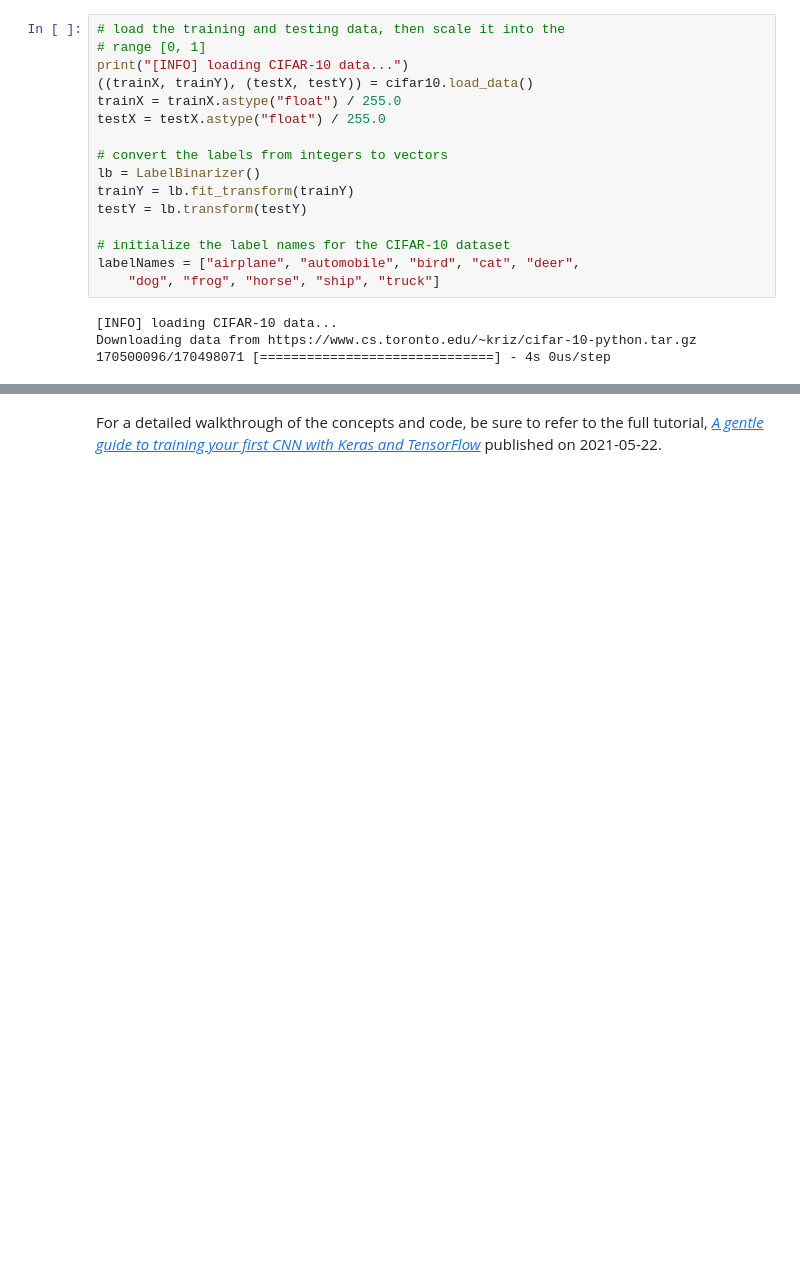
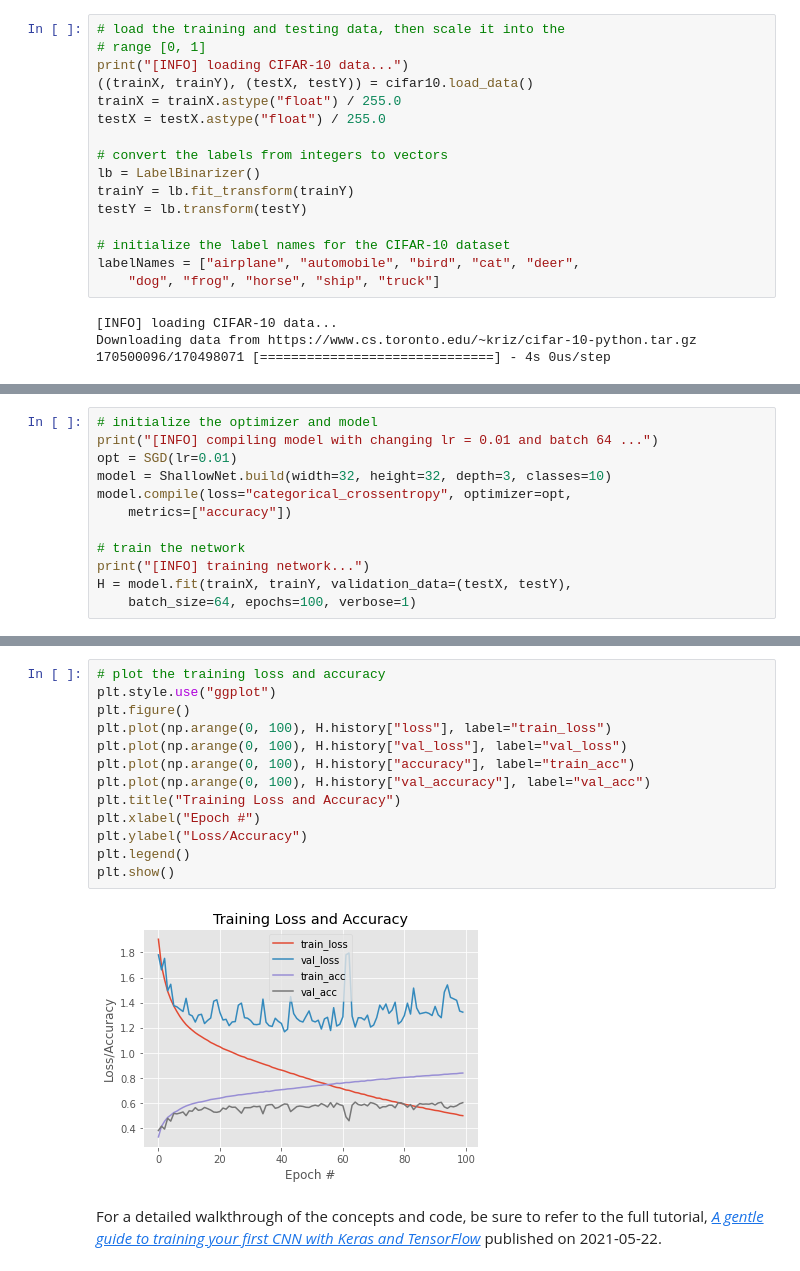
Before and after one commit to girijeshcse/computervisionTFKeras, a Jupyter notebook: first_cnn.ipynb, the cells around one changed output, grey strips where cells are left out. Saved outputs shown, nothing was run; the diff lists cells and outputs as text; blank space fills up the shorter version.

```diff
--- a/first_cnn.ipynb
+++ b/first_cnn.ipynb
@@ -266,0 +390,12 @@ plt.show()
+# %%
+# initialize the optimizer and model
+print("[INFO] compiling model with changing lr = 0.01 and batch 64 ...")
+opt = SGD(lr=0.01)
+model = ShallowNet.build(width=32, height=32, depth=3, classes=10)
+model.compile(loss="categorical_crossentropy", optimizer=opt,
+	metrics=["accuracy"])
+
+# train the network
+print("[INFO] training network...")
+H = model.fit(trainX, trainY, validation_data=(testX, testY),
+	batch_size=64, epochs=100, verbose=1)
@@ -267,2 +446,17 @@ plt.show()
+# %%
+# plot the training loss and accuracy
+plt.style.use("ggplot")
+plt.figure()
+plt.plot(np.arange(0, 100), H.history["loss"], label="train_loss")
+plt.plot(np.arange(0, 100), H.history["val_loss"], label="val_loss")
+plt.plot(np.arange(0, 100), H.history["accuracy"], label="train_acc")
+plt.plot(np.arange(0, 100), H.history["val_accuracy"], label="val_acc")
+plt.title("Training Loss and Accuracy")
+plt.xlabel("Epoch #")
+plt.ylabel("Loss/Accuracy")
+plt.legend()
+plt.show()
+# %% [output]
+[figure, added]
 # %% [markdown]
 For a detailed walkthrough of the concepts and code, be sure to refer to the full tutorial, [*A gentle guide to training your first CNN with Keras and TensorFlow*](https://www.pyimagesearch.com/2021/05/22/a-gentle-guide-to-training-your-first-cnn-with-keras-and-tensorflow/) published on 2021-05-22.
```
Also changed, not shown: parts of 15 cells of this notebook.
